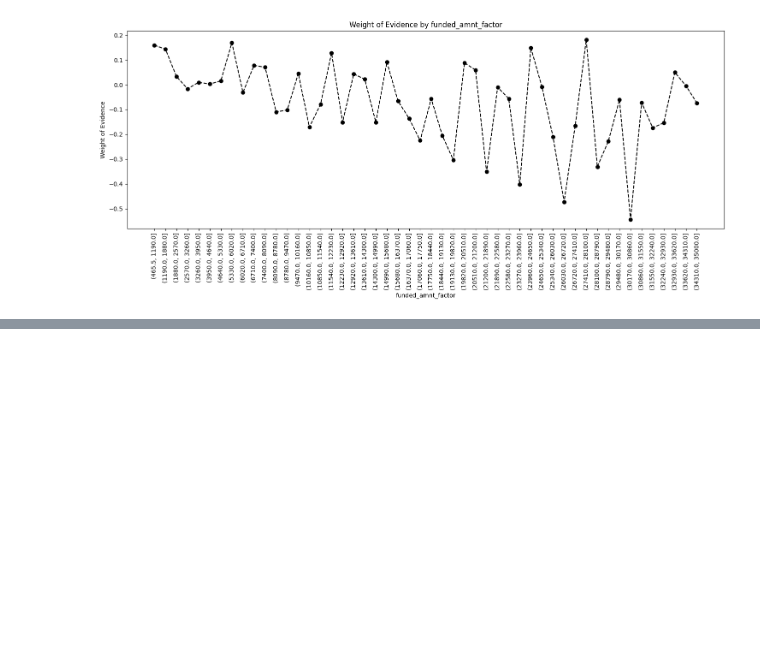
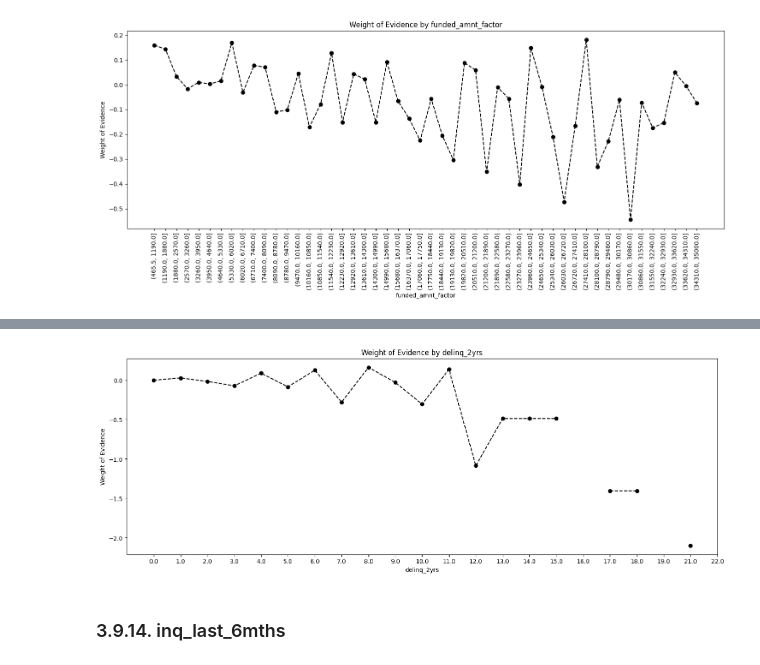
Before and after one commit to Lucas-Okamura/credit-risk-modelling, a Jupyter notebook: notebooks/credit_risk_modelling.ipynb, the cells around one changed output, grey strips where cells are left out. Cells and saved outputs as stored; diff of their text form; code cells hidden in the pictures; blank space fills up the shorter version.

```diff
--- a/notebooks/credit_risk_modelling.ipynb
+++ b/notebooks/credit_risk_modelling.ipynb
@@ -940,0 +978,9 @@ plot_by_woe(df_temp, 90)
+# %%
+# We create the following categories:
+# < 140, # 141 - 164, # 165 - 247, # 248 - 270, # 271 - 352, # > 352
+df_inputs_prepr['mths_since_earliest_cr_line:<140'] = np.where(df_inputs_prepr['mths_since_earliest_cr_line'].isin(range(140)), 1, 0)
+df_inputs_prepr['mths_since_earliest_cr_line:141-164'] = np.where(df_inputs_prepr['mths_since_earliest_cr_line'].isin(range(140, 165)), 1, 0)
+df_inputs_prepr['mths_since_earliest_cr_line:165-247'] = np.where(df_inputs_prepr['mths_since_earliest_cr_line'].isin(range(165, 248)), 1, 0)
+df_inputs_prepr['mths_since_earliest_cr_line:248-270'] = np.where(df_inputs_prepr['mths_since_earliest_cr_line'].isin(range(248, 271)), 1, 0)
+df_inputs_prepr['mths_since_earliest_cr_line:271-352'] = np.where(df_inputs_prepr['mths_since_earliest_cr_line'].isin(range(271, 353)), 1, 0)
+df_inputs_prepr['mths_since_earliest_cr_line:>352'] = np.where(df_inputs_prepr['mths_since_earliest_cr_line'].isin(range(353, int(df_inputs_prepr['mths_since_earliest_cr_line'].max()))), 1, 0)
@@ -940,0 +989,5 @@ plot_by_woe(df_temp, 90)
+# %%
+# delinq_2yrs
+df_temp = woe_ordered_continuous(df_inputs_prepr, 'delinq_2yrs', df_targets_prepr)
+# We calculate weight of evidence.
+df_temp
@@ -940,0 +1012,5 @@ plot_by_woe(df_temp, 90)
+# %%
+plot_by_woe(df_temp)
+# We plot the weight of evidence values.
+# %% [output]
+[figure, added]
@@ -940,0 +1022,2 @@ plot_by_woe(df_temp, 90)
+# %% [markdown]
+### 3.9.14. inq_last_6mths
```
Also changed, not shown: parts of 35 cells of this notebook, 1 other file.
